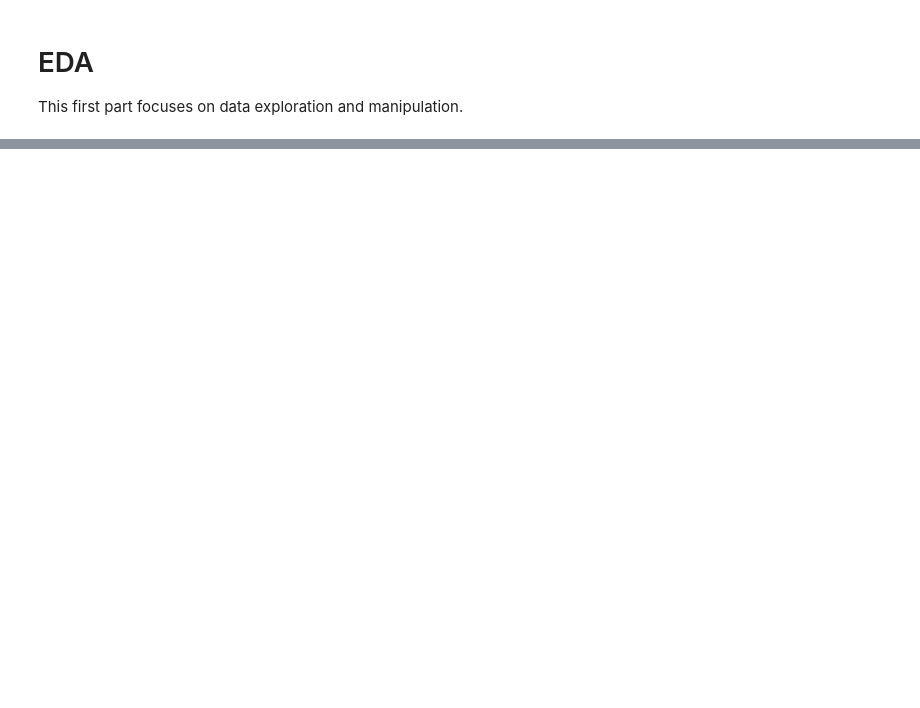
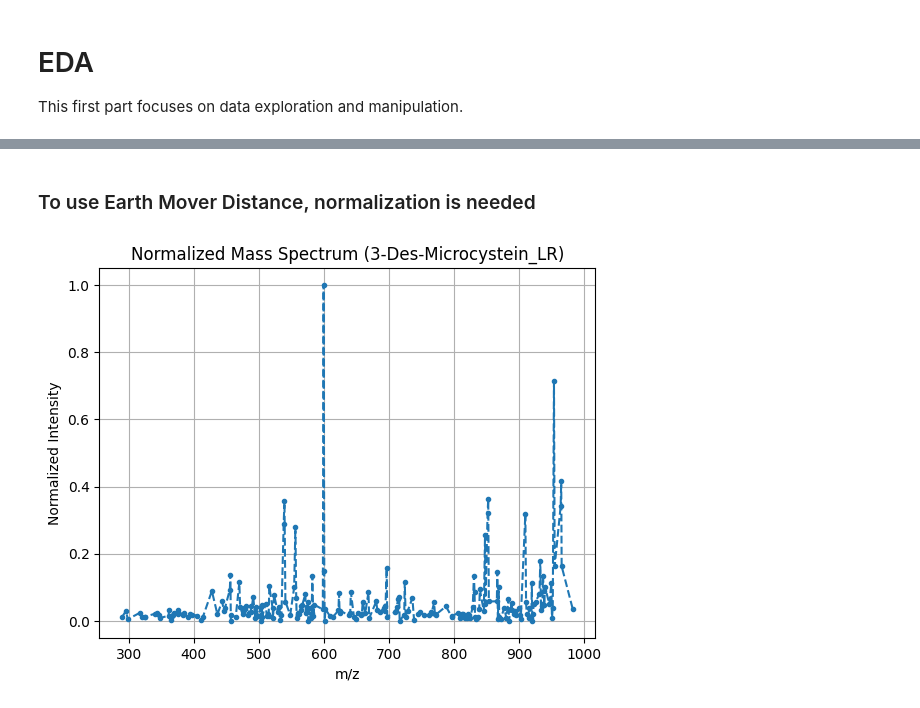
Before and after one commit to ongarileonardo/plant_bioactivities, a Jupyter notebook: src/EDA.ipynb, the cells around one changed output, grey strips where cells are left out. Saved outputs shown, nothing was run; the diff lists cells and outputs as text; code cells hidden in the pictures; blank space fills up the shorter version.

```diff
--- a/src/EDA.ipynb
+++ b/src/EDA.ipynb
@@ -51,0 +43,13 @@ Index(['Activity_ID', 'Quality', 'source', 'CID', 'SMILES', 'connectivity',
+# %% [markdown]
+### To use Earth Mover Distance, normalization is needed
+# %%
+# normalize intensities to [0, 1]
+normalized_intensities = spectra[0].peaks.intensities / np.max(spectra[0].peaks.intensities)
+plt.plot(spectra[0].peaks.mz, normalized_intensities, '--.')
+plt.xlabel("m/z")
+plt.ylabel("Normalized Intensity")
+plt.title(f"Normalized Mass Spectrum ({spectra[0].metadata.get('compound_name', 'Unknown')})")
+plt.grid()
+plt.show()
+# %% [output]
+[figure, added]
```
Also changed, not shown: parts of 18 cells of this notebook, 2 other files.
